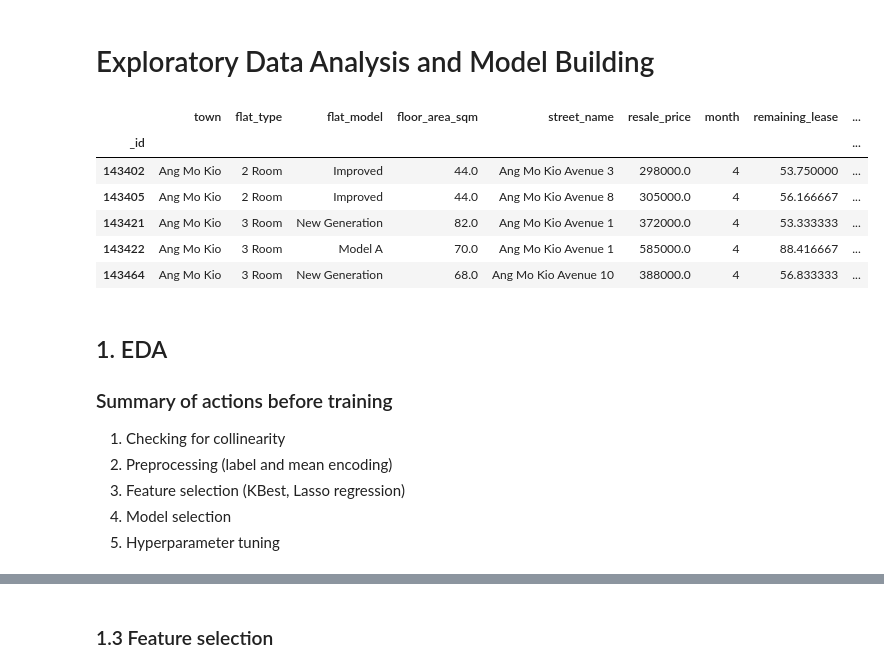
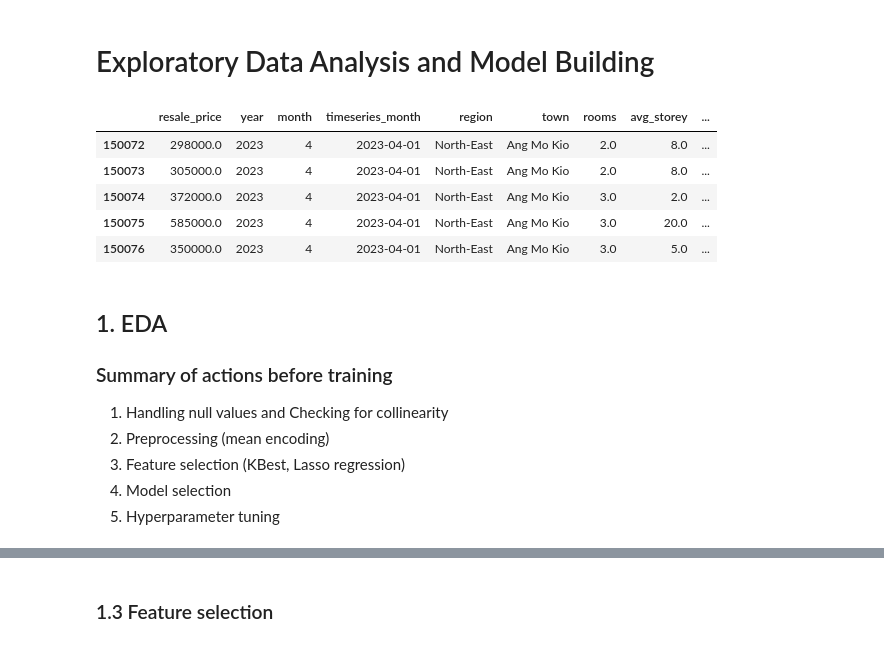
Before and after one commit to sienlonglim/ml_webapp, a Jupyter notebook: model_building.ipynb, the cells around one changed output, grey strips where cells are left out. Cells and saved outputs as stored; diff of their text form; code cells hidden in the pictures.

Commit message:
mean encoding done

```diff
--- a/model_building.ipynb
+++ b/model_building.ipynb
@@ -12,22 +12,21 @@ from sklearn.ensemble import RandomForestRegressor, GradientBoostingRegressor
 # %% [markdown]
 # Exploratory Data Analysis and Model Building
 # %%
-df = pd.read_csv('static/2023_APR.csv', index_col='_id')
+df = pd.read_csv('static/2023_APR.csv', index_col=0)
 df.head()
 # %% [output]
-|  | town | flat_type | flat_model | floor_area_sqm | street_name | resale_price | month | remaining_lease | ... |
-| _id |  |  |  |  |  |  |  |  | ... |
-| 143402 | Ang Mo Kio | 2 Room | Improved | 44.0 | Ang Mo Kio Avenue 3 | 298000.0 | 4 | 53.750000 | ... |
-| 143405 | Ang Mo Kio | 2 Room | Improved | 44.0 | Ang Mo Kio Avenue 8 | 305000.0 | 4 | 56.166667 | ... |
-| 143421 | Ang Mo Kio | 3 Room | New Generation | 82.0 | Ang Mo Kio Avenue 1 | 372000.0 | 4 | 53.333333 | ... |
-| 143422 | Ang Mo Kio | 3 Room | Model A | 70.0 | Ang Mo Kio Avenue 1 | 585000.0 | 4 | 88.416667 | ... |
-| 143464 | Ang Mo Kio | 3 Room | New Generation | 68.0 | Ang Mo Kio Avenue 10 | 388000.0 | 4 | 56.833333 | ... |
+|  | resale_price | year | month | timeseries_month | region | town | rooms | avg_storey | ... |
+| 150072 | 298000.0 | 2023 | 4 | 2023-04-01 | North-East | Ang Mo Kio | 2.0 | 8.0 | ... |
+| 150073 | 305000.0 | 2023 | 4 | 2023-04-01 | North-East | Ang Mo Kio | 2.0 | 8.0 | ... |
+| 150074 | 372000.0 | 2023 | 4 | 2023-04-01 | North-East | Ang Mo Kio | 3.0 | 2.0 | ... |
+| 150075 | 585000.0 | 2023 | 4 | 2023-04-01 | North-East | Ang Mo Kio | 3.0 | 20.0 | ... |
+| 150076 | 350000.0 | 2023 | 4 | 2023-04-01 | North-East | Ang Mo Kio | 3.0 | 5.0 | ... |
 # %% [markdown]
 ## 1. EDA
 ### Summary of actions before training
 
-1. Checking for collinearity
-2. Preprocessing (label and mean encoding)
+1. Handling null values and Checking for collinearity
+2. Preprocessing (mean encoding)
 3. Feature selection (KBest, Lasso regression)
 4. Model selection
 5. Hyperparameter tuning
```
Also changed, not shown: parts of 25 cells of this notebook.
